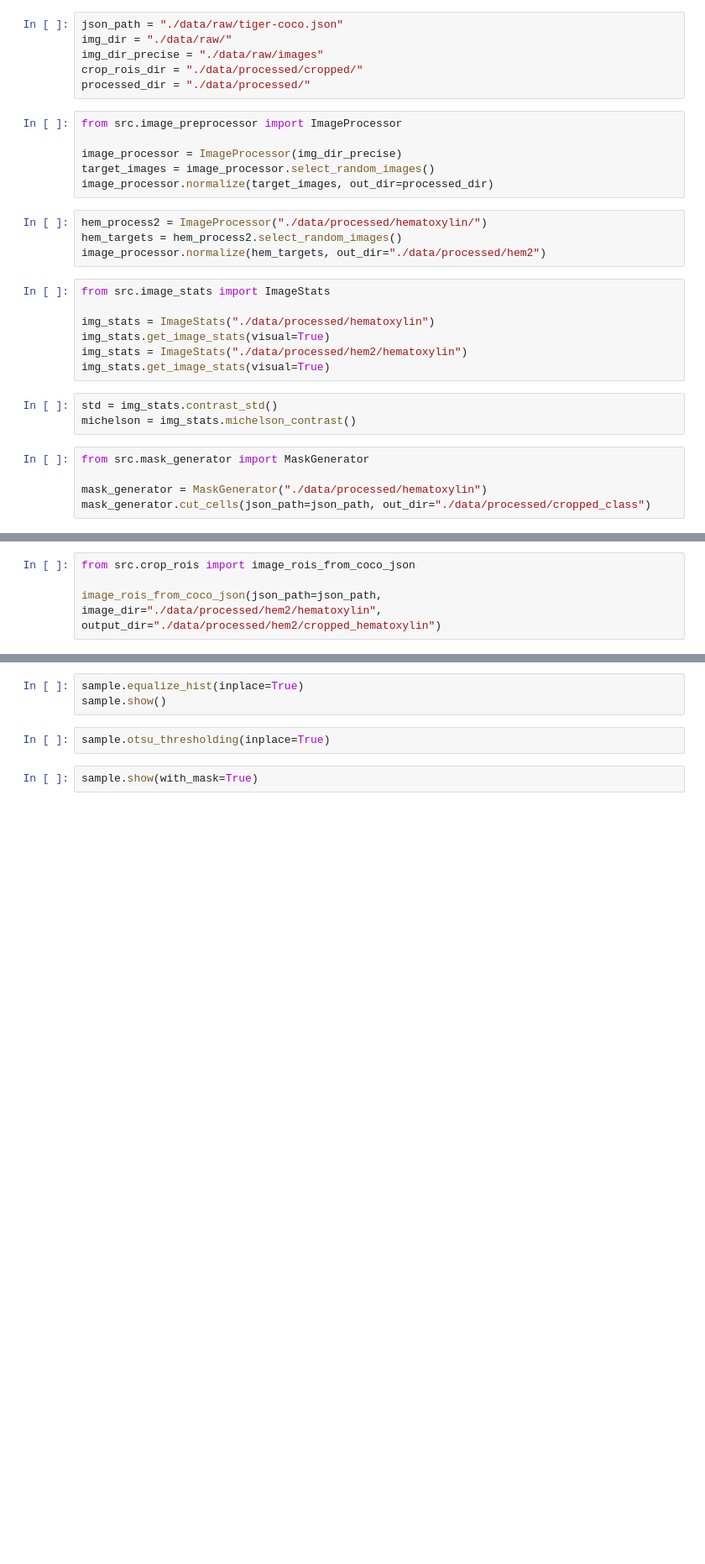
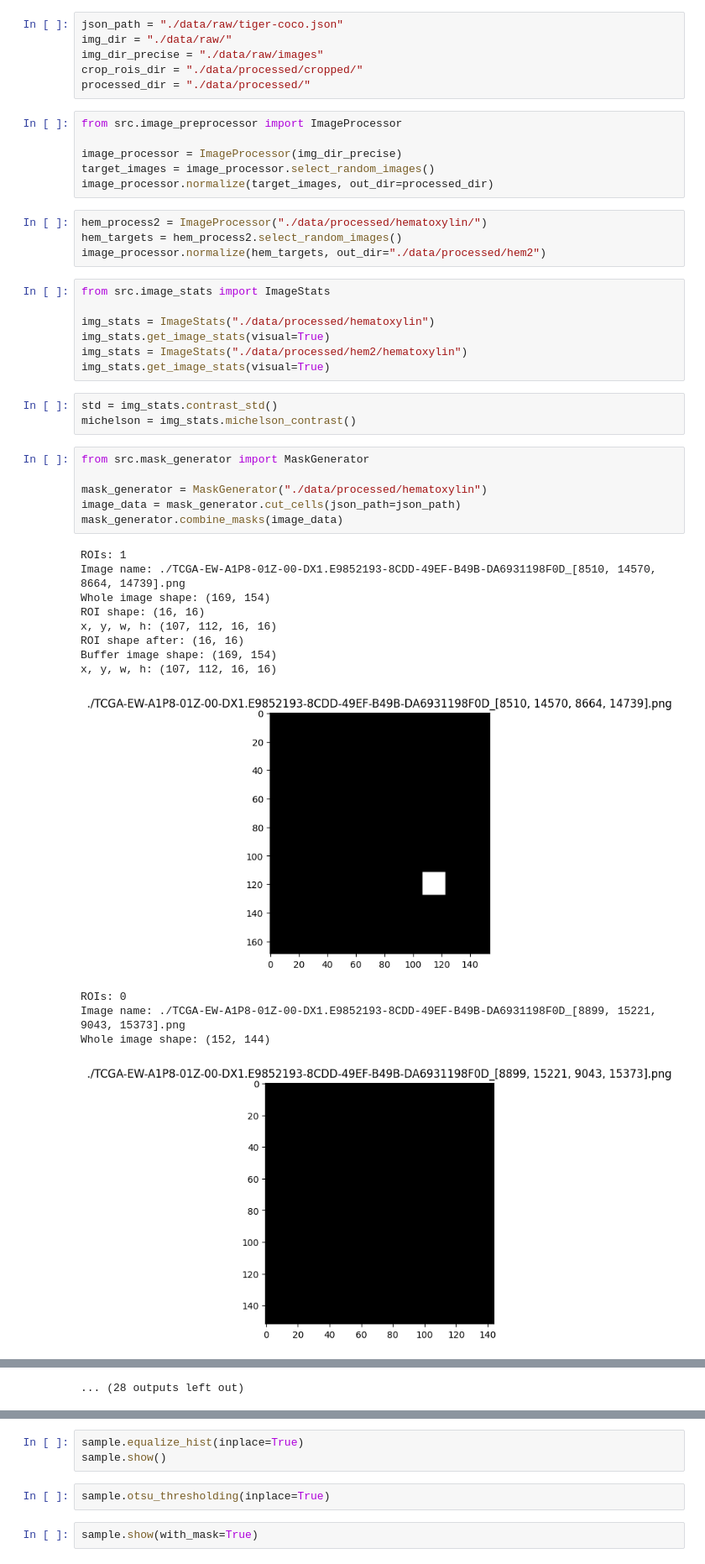
Before and after one commit to dr-furious/bc_thesis_original, a Jupyter notebook: main.ipynb, the cells around one changed output, grey strips where cells are left out. Shown at 84% size. Drawn from its saved outputs; the diff is of its cells as text; blank space fills up the shorter version.

Commit message:
feat: implement combine method that combines small rois into large png mask

```diff
--- a/main.ipynb
+++ b/main.ipynb
@@ -27,5 +27,20 @@ michelson = img_stats.michelson_contrast()
 # %%
 from src.mask_generator import MaskGenerator
 
 mask_generator = MaskGenerator("./data/processed/hematoxylin")
-mask_generator.cut_cells(json_path=json_path, out_dir="./data/processed/cropped_class")
+image_data = mask_generator.cut_cells(json_path=json_path)
+mask_generator.combine_masks(image_data)
+# %% [output]
+ROIs: 1
+Image name: ./TCGA-EW-A1P8-01Z-00-DX1.E9852193-8CDD-49EF-B49B-DA6931198F0D_[8510, 14570, 8664, 14739].png
+Whole image shape: (169, 154)
+ROI shape: (16, 16)
+x, y, w, h: (107, 112, 16, 16)
+ROI shape after: (16, 16)
+Buffer image shape: (169, 154)
+x, y, w, h: (107, 112, 16, 16)
+[figure, added]
+ROIs: 0
+Image name: ./TCGA-EW-A1P8-01Z-00-DX1.E9852193-8CDD-49EF-B49B-DA6931198F0D_[8899, 15221, 9043, 15373].png
+Whole image shape: (152, 144)
+[figure, added]
@@ -32,5 +83,2 @@ mask_generator.cut_cells(json_path=json_path, out_dir="./data/processed/cropped_
+... (28 outputs left out)
-# %%
-from src.crop_rois import image_rois_from_coco_json
-
-image_rois_from_coco_json(json_path=json_path, image_dir="./data/processed/hem2/hematoxylin", output_dir="./data/processed/hem2/cropped_hematoxylin")
 # %%
```
Also changed, not shown: parts of 3 cells of this notebook, 1 other file.
